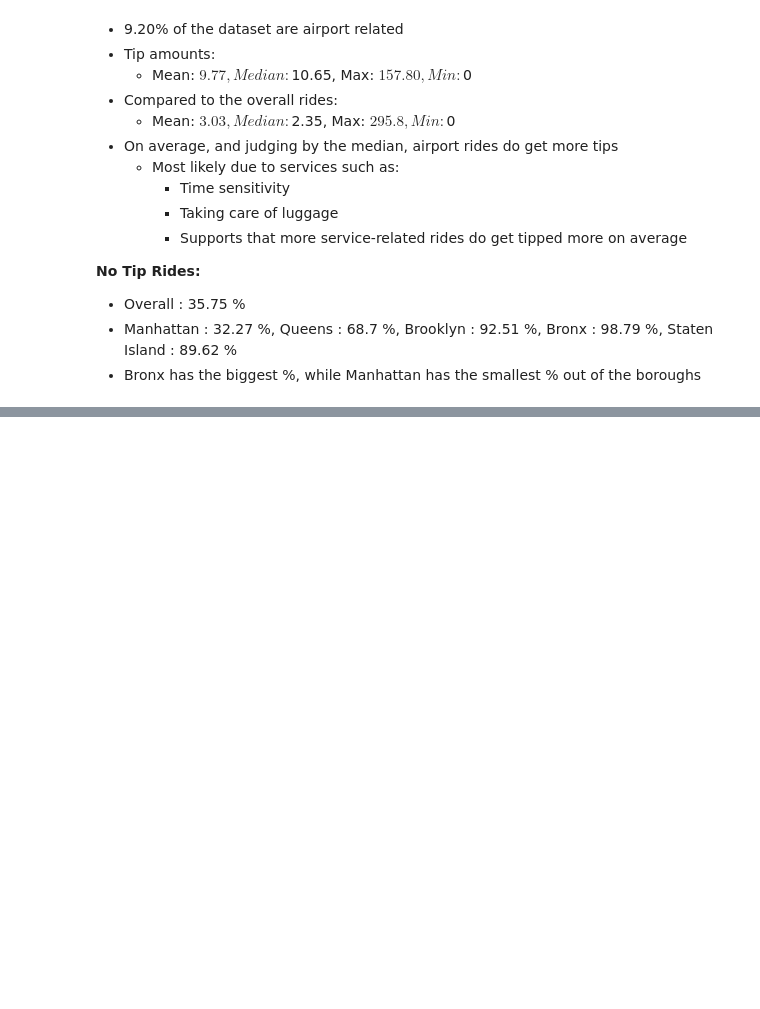
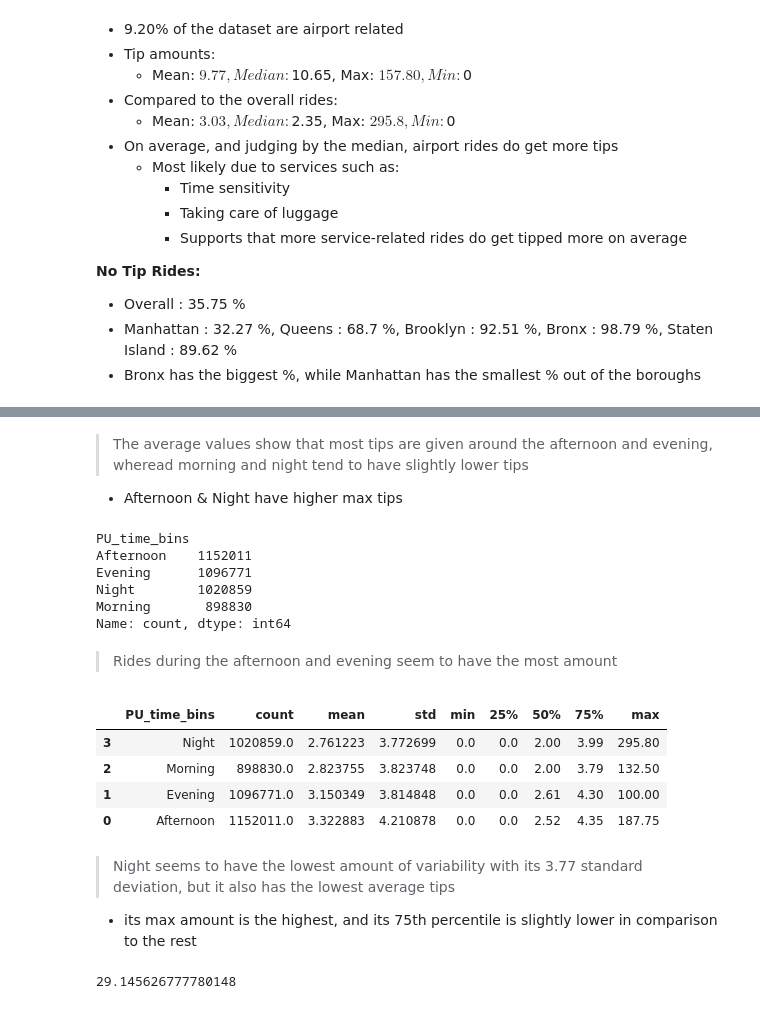
Before and after one commit to jjen1/nyc-taxis-trends, a Jupyter notebook: notebooks/yellow_taxis_eda.ipynb, the cells around one changed output, grey strips where cells are left out. Saved outputs shown, nothing was run; the diff lists cells and outputs as text; code cells hidden in the pictures; blank space fills up the shorter version.

Commit message:
time segment - WIP

```diff
--- a/notebooks/yellow_taxis_eda.ipynb
+++ b/notebooks/yellow_taxis_eda.ipynb
@@ -1710,2 +1711,20 @@ Staten Island : 89.62 %
 # %%
 # lets create bin to categorize the datetime data
+# basic morning, afternoon, evening, night bins
+def time_bins(col):
+    hour = col.hour
+    if 5 <= hour < 12: # 5 AM to 11:59 AM
+        return 'Morning'
+    elif 12 <= hour < 17: # 12 PM to 4:59 PM
+        return 'Afternoon'
+    elif  17 <= hour < 21: # 5 PM to 8:59 PM
+        return 'Evening'
+    else:
+        return 'Night'
+
+# creating columns for time bins in the merged_tips dataframe
+merged_tips['PU_time_bins'] = merged_tips['PU_datetime'].apply(time_bins)
+merged_tips['DO_time_bins'] = merged_tips['DO_datetime'].apply(time_bins)
+
+# rearranging the columns to have the datetime columns at the beginning for better readability
+merged_tips_datetime = merged_tips[['PU_datetime', 'DO_datetime','PU_time_bins', 'DO_time_bins','tip_amount', 'fare_amount']].copy()
@@ -1711,0 +1758,35 @@ Staten Island : 89.62 %
+# %% [markdown]
+> The average values show that most tips are given around the afternoon and evening, wheread morning and night tend to have slightly lower tips
+* Afternoon & Night have higher max tips
+# %%
+# checking how many of each bin
+merged_tips_datetime['PU_time_bins'].value_counts()
+# %% [output]
+PU_time_bins
+Afternoon    1152011
+Evening      1096771
+Night        1020859
+Morning       898830
+Name: count, dtype: int64
+# %% [markdown]
+> Rides during the afternoon and evening seem to have the most amount
+# %%
+# lets check the percentiles & distribution
+merged_tips_datetime.groupby('PU_time_bins')['tip_amount'].describe().reset_index().sort_values(by=['mean', 'std'])
+# %% [output]
+|  | PU_time_bins | count | mean | std | min | 25% | 50% | 75% | max |
+| 3 | Night | 1020859.0 | 2.761223 | 3.772699 | 0.0 | 0.0 | 2.00 | 3.99 | 295.80 |
+| 2 | Morning | 898830.0 | 2.823755 | 3.823748 | 0.0 | 0.0 | 2.00 | 3.79 | 132.50 |
+| 1 | Evening | 1096771.0 | 3.150349 | 3.814848 | 0.0 | 0.0 | 2.61 | 4.30 | 100.00 |
+| 0 | Afternoon | 1152011.0 | 3.322883 | 4.210878 | 0.0 | 0.0 | 2.52 | 4.35 | 187.75 |
+# %% [markdown]
+> Night seems to have the lowest amount of variability with its 3.77 standard deviation, but it also has the lowest average tips
+* its max amount is the highest, and its 75th percentile is slightly lower in comparison to the rest
+# %%
+# further segment into weekdays and weekends for any insights
+merged_tips_datetime['PU_is_weekend'] = merged_tips_datetime['PU_datetime'].dt.dayofweek >= 5  # 5 and 6 are saturday and sunday
+
+# if True, then it is a weekend ride, otherwise it is a weekday ride
+(merged_tips_datetime[merged_tips_datetime['PU_is_weekend'] == True].shape[0] / merged_tips_datetime.shape[0]) * 100  # percentage of weekend rides
+# %% [output]
+29.145626777780148
```
Also changed, not shown: parts of 10 cells of this notebook, 1 other file.
